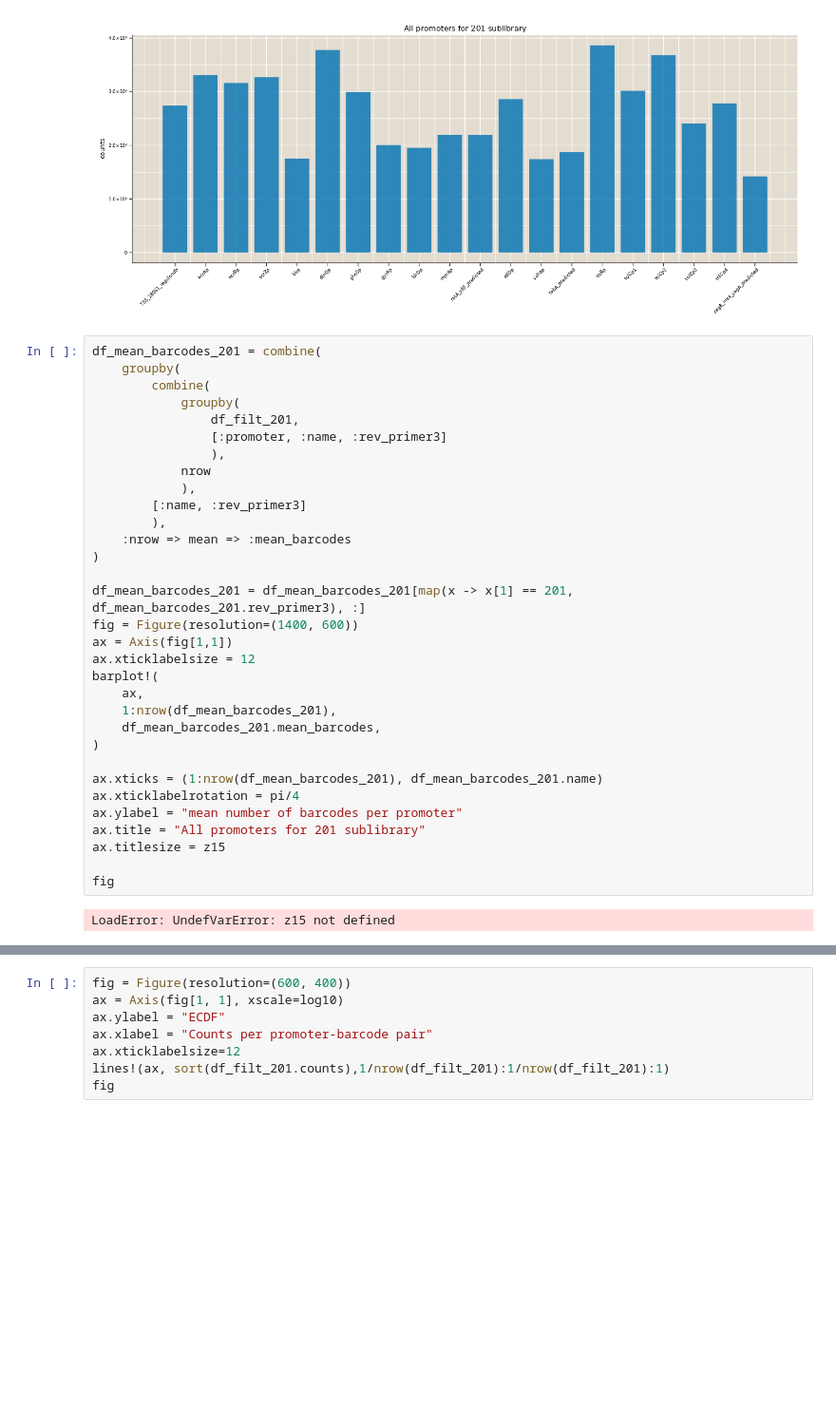
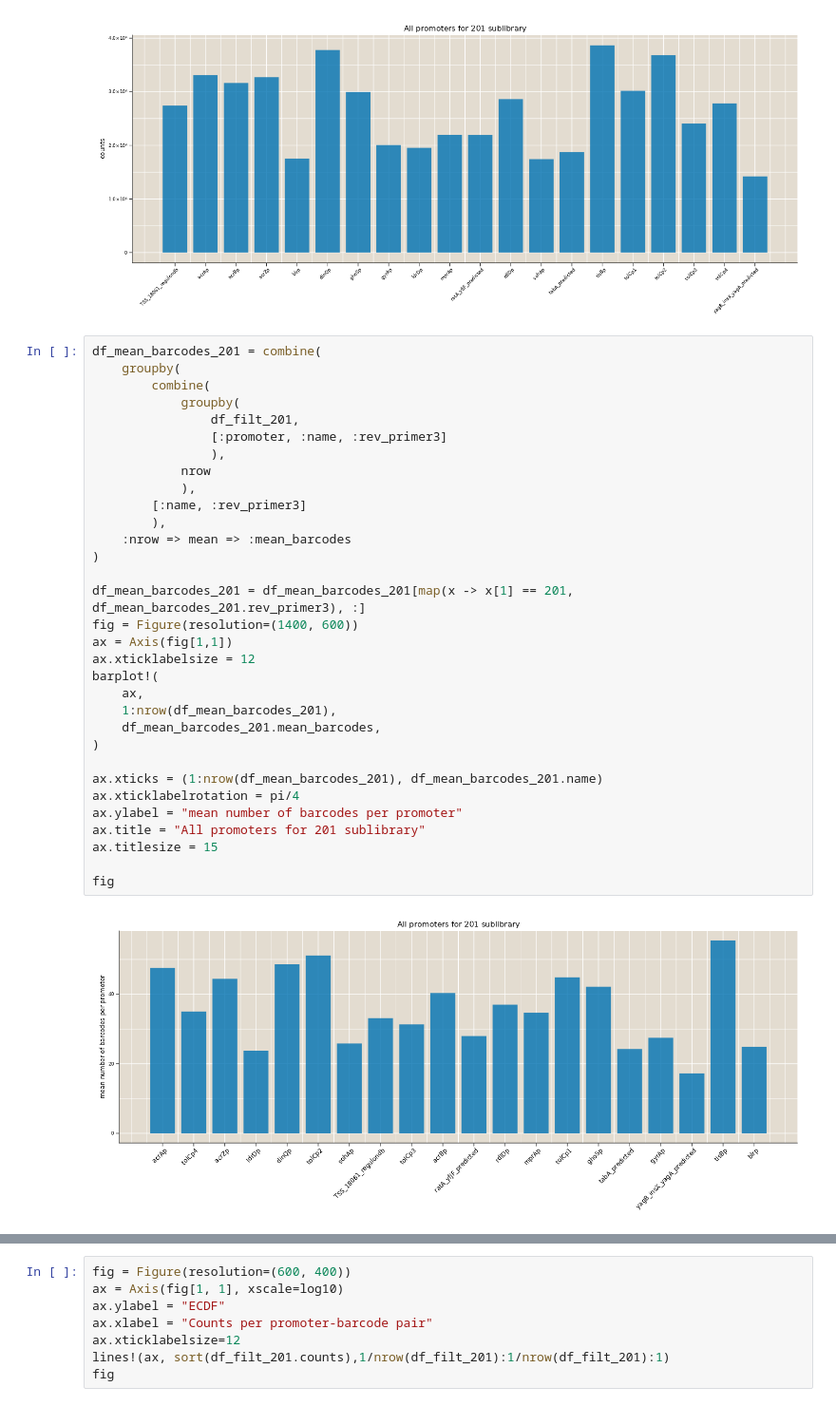
Before and after one commit to RPGroup-PBoC/Reg-Seq-2, a Jupyter notebook: code/processing/20220514_mapping/Mapping_analysis.ipynb, the cells around one changed output, grey strips where cells are left out. Shown at 95% size. Drawn from its saved outputs; the diff is of its cells as text; blank space fills up the shorter version.

```diff
--- a/code/processing/20220514_mapping/Mapping_analysis.ipynb
+++ b/code/processing/20220514_mapping/Mapping_analysis.ipynb
@@ -282,33 +291,33 @@ df_mean_barcodes_201 = combine(
     groupby(
         combine(
             groupby(
                 df_filt_201,
                 [:promoter, :name, :rev_primer3]
                 ),
             nrow
             ),
         [:name, :rev_primer3]
         ),
     :nrow => mean => :mean_barcodes
 )
 
 df_mean_barcodes_201 = df_mean_barcodes_201[map(x -> x[1] == 201, df_mean_barcodes_201.rev_primer3), :]
 fig = Figure(resolution=(1400, 600))
 ax = Axis(fig[1,1])
 ax.xticklabelsize = 12
 barplot!(
     ax,
     1:nrow(df_mean_barcodes_201),
     df_mean_barcodes_201.mean_barcodes,
 )
 
 ax.xticks = (1:nrow(df_mean_barcodes_201), df_mean_barcodes_201.name)
 ax.xticklabelrotation = pi/4
 ax.ylabel = "mean number of barcodes per promoter"
 ax.title = "All promoters for 201 sublibrary"
-ax.titlesize = z15
+ax.titlesize = 15
 
 fig
 # %% [output]
-LoadError: UndefVarError: z15 not defined
+[figure, added]
 # %%
```
Also changed, not shown: parts of 23 cells of this notebook.
